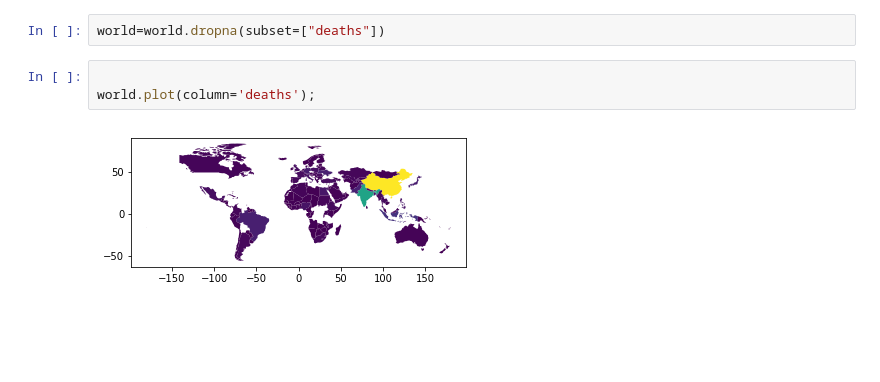
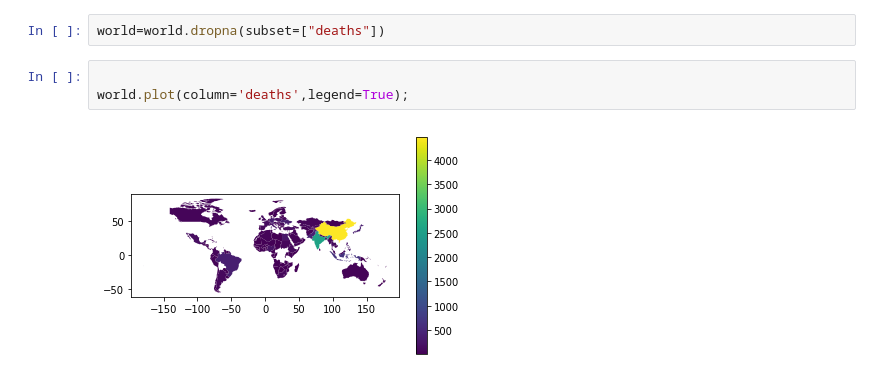
Before and after one commit to MeriemMar/data-labs, a Jupyter notebook: module-2/visualizing-real-world-data-project/your-code/Project.ipynb, the cells around one changed output. Cells and saved outputs as stored; diff of their text form; blank space fills up the shorter version.

```diff
--- a/module-2/visualizing-real-world-data-project/your-code/Project.ipynb
+++ b/module-2/visualizing-real-world-data-project/your-code/Project.ipynb
@@ -237,6 +253,6 @@ world['deaths']=lst
 world=world.dropna(subset=["deaths"])
 # %%
 
-world.plot(column='deaths');
+world.plot(column='deaths',legend=True);
 # %% [output]
-[figure, old version]
+[figure, new version]
```
Also changed, not shown: parts of 19 cells of this notebook.
